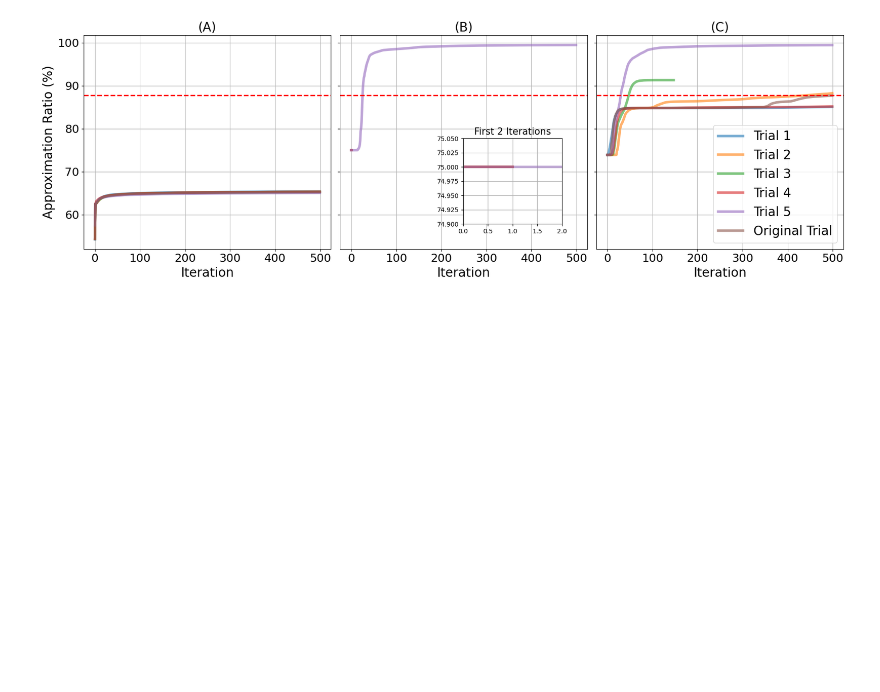
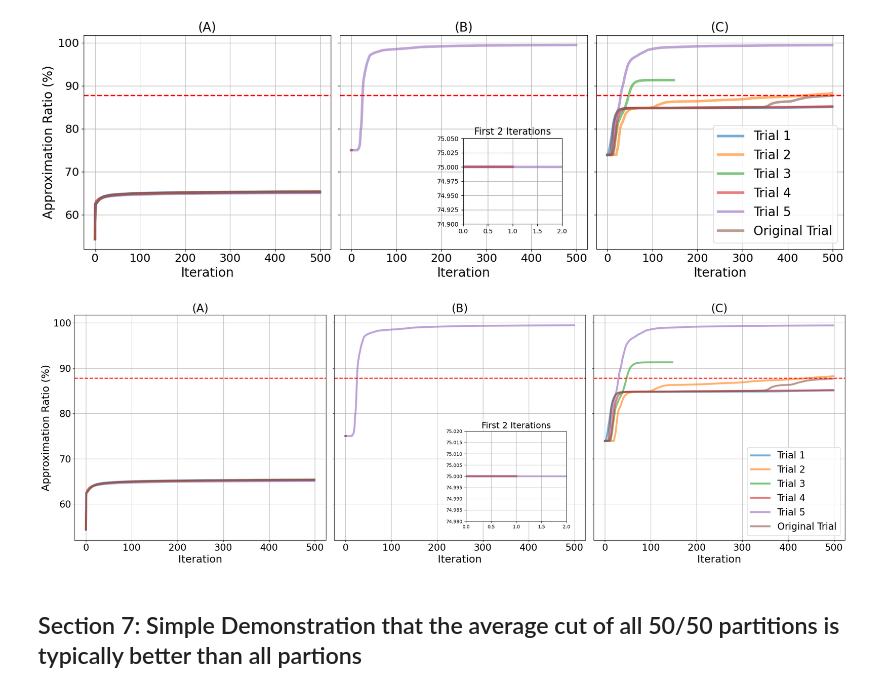
Before and after one commit to Matthausz/Thesis, a Jupyter notebook: Part 2/Section3_3.ipynb, the cells around one changed output. Saved outputs shown, nothing was run; the diff lists cells and outputs as text; code cells hidden in the pictures; blank space fills up the shorter version.

```diff
--- a/Part 2/Section3_3.ipynb
+++ b/Part 2/Section3_3.ipynb
@@ -1475,3 +1430,62 @@ plt.tight_layout()
 plt.show()
 # %% [output]
 [figure]
+# %%
+titles = {1: "(A)", 2: "(B)", 3: "(C)"}
+
+# Increase figure size
+fig, axes = plt.subplots(1, 3, figsize=(24, 8), sharey=True)
+seeds = sorted(data.keys())
+
+for i, seed in enumerate(seeds):
+    subplot_index = 2 if i == 1 else 1 if i == 2 else i
+
+    for trial in sorted(data[seed].keys()):
+        iterations = range(len(data[seed][trial]['cut_values']))
+        max_cut = data[seed][trial]['max_cut']
+        cut_values = np.array(data[seed][trial]['cut_values'])
+
+        # Calculate approximation ratio
+        approximation_ratio = cut_values / max_cut
+
+        # Plot the approximation ratio
+        if trial < 6:
+            axes[subplot_index].plot(iterations, 100 * approximation_ratio, label=f"Trial {trial+1}", alpha=0.6, linewidth=4)
+        else:
+            axes[subplot_index].plot(iterations, 100 * approximation_ratio, label=f"Original Trial", alpha=0.6, linewidth=4)
+
+    axes[subplot_index].set_title(titles[subplot_index+1], fontsize=24)  # Increase title font size
+    axes[subplot_index].set_xlabel("Iteration", fontsize=22)  # Increase x-axis label font size
+    axes[subplot_index].tick_params(axis='both', which='major', labelsize=20)  # Increase tick label font size
+    axes[subplot_index].grid(True)
+    if subplot_index == 2:
+        axes[subplot_index].legend(fontsize=20, loc='lower right')
+    axes[subplot_index].axhline(y=87.8, color='red', linestyle='--', linewidth=2)  # Add horizontal line at 87.8
+
+    # For the second subplot, add an inset zoom on the first few iterations
+    if subplot_index == 1:
+        ax_inset = inset_axes(axes[subplot_index], width="40%", height="40%", loc="lower right", borderpad=4)
+
+        for trial in sorted(data[seed].keys()):
+            iterations = range(len(data[seed][trial]['cut_values']))
+            cut_values = np.array(data[seed][trial]['cut_values'])
+            approximation_ratio = cut_values / max_cut
+
+            ax_inset.plot(iterations[:3], 100 * approximation_ratio[:3], label=f"Trial {trial}", linewidth=4, alpha=0.5)
+
+        ax_inset.set_xlim(0, 2)
+        ax_inset.set_ylim(74.98, 75.02)
+        ax_inset.set_title("First 2 Iterations", fontsize=18)  # Adjust inset title font size
+        ax_inset.grid(True)
+
+axes[0].set_ylabel("Approximation Ratio (%)", fontsize=22)  # Increase y-axis label font size
+
+# Increase spacing between subplots
+plt.subplots_adjust(wspace=0.3)
+
+plt.tight_layout()
+plt.show()
+# %% [output]
+[figure, added]
+# %% [markdown]
+## Section 7: Simple Demonstration that the average cut of all 50/50 partitions is typically better than all partions
```
Also changed, not shown: parts of 14 cells of this notebook.
